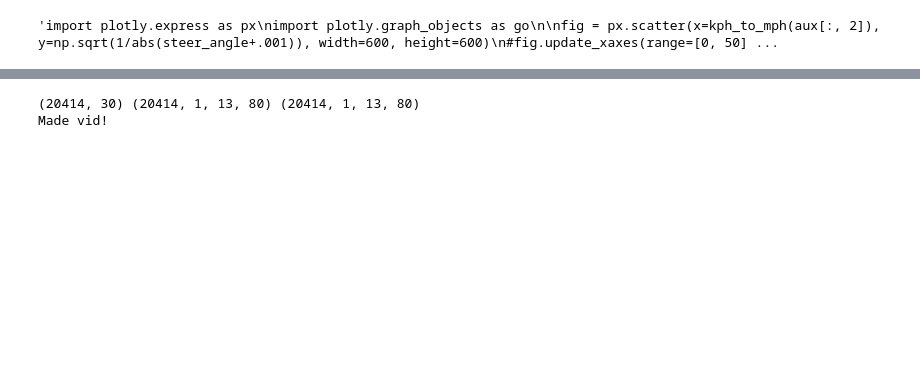
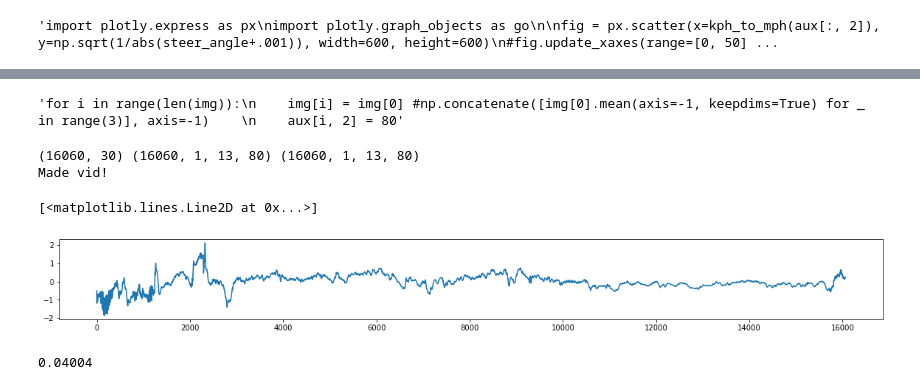
Before and after one commit to rgilman33/bespoke, a Jupyter notebook: nb/4_viz.ipynb, the cells around one changed output, grey strips where cells are left out. Cells and saved outputs as stored; diff of their text form; code cells hidden in the pictures; blank space fills up the shorter version.

```diff
--- a/nb/4_viz.ipynb
+++ b/nb/4_viz.ipynb
@@ -274,5 +282,26 @@ img.mean()
+# %%
+"""for i in range(len(img)):
+    img[i] = img[0] #np.concatenate([img[0].mean(axis=-1, keepdims=True) for _ in range(3)], axis=-1)
+    aux[i, 2] = 80"""
+# %% [output]
+'for i in range(len(img)):\n    img[i] = img[0] #np.concatenate([img[0].mean(axis=-1, keepdims=True) for _ in range(3)], axis=-1)    \n    aux[i, 2] = 80'
+# %%
+aux[:,0] = -.5
+aux[:,1] = .5
 # %%
-make_vid(run_id, model_stem, img, aux)
+rollout_data = make_vid(run_id, model_stem, img, aux)
 # %% [output]
-(20414, 30) (20414, 1, 13, 80) (20414, 1, 13, 80)
+(16060, 30) (16060, 1, 13, 80) (16060, 1, 13, 80)
 Made vid!
+# %%
+wp_angles_all, wp_headings_all, wp_curvatures_all, obsnet_outs, cnn_activations, cnn_grads, rnn_activations, rnn_grads = rollout_data
+# %%
+plt.figure(figsize=(20,2))
+plt.plot(obsnet_outs[:,1])
+# %% [output]
+[<matplotlib.lines.Line2D at 0x...>]
+[figure, added]
+# %%
+obsnet_outs[:,1][5000:14000].mean()
+# %% [output]
+0.04004
```
Also changed, not shown: parts of 31 cells of this notebook, 17 other files.
